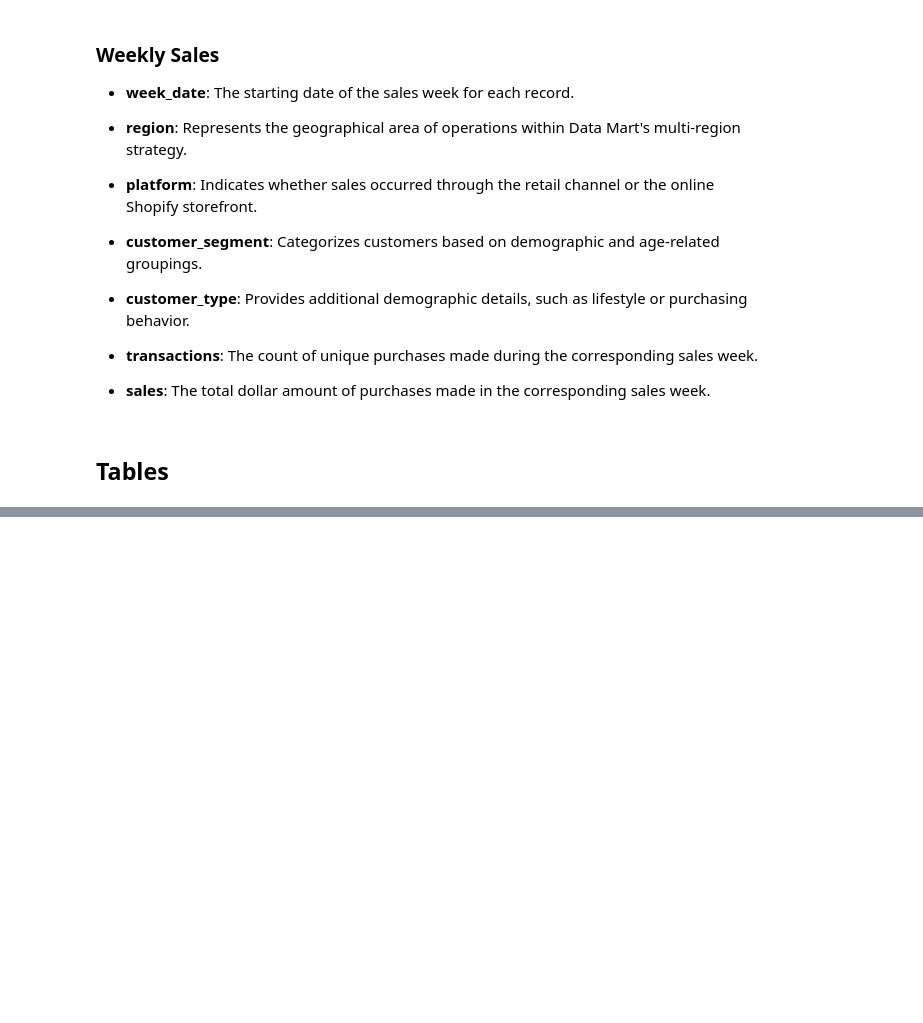
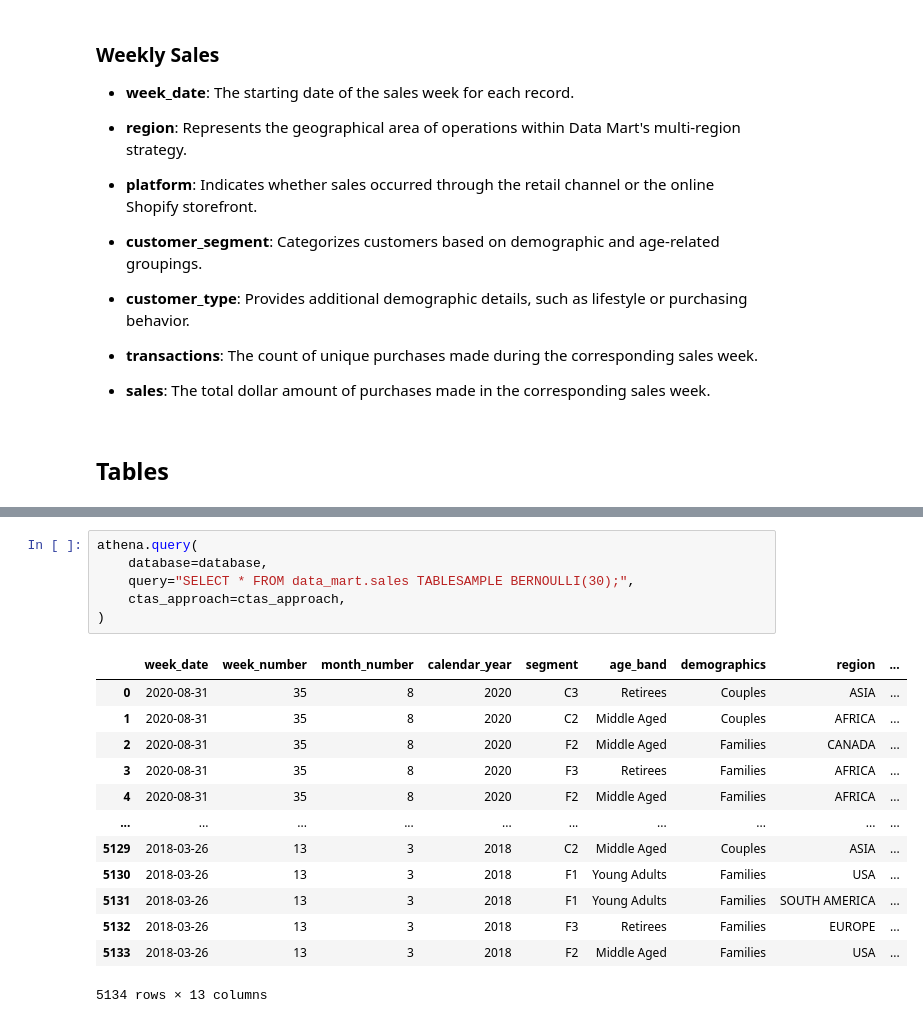
Before and after one commit to yangwu1227/sql-case-studies, a Jupyter notebook: case_studies/data_mart/notebooks/business_questions.ipynb, the cells around one changed output, grey strips where cells are left out. Drawn from its saved outputs; the diff is of its cells as text; blank space fills up the shorter version.

```diff
--- a/case_studies/data_mart/notebooks/business_questions.ipynb
+++ b/case_studies/data_mart/notebooks/business_questions.ipynb
@@ -92,0 +398,20 @@ for table in tables:
+# %%
+athena.query(
+    database=database,
+    query="SELECT * FROM data_mart.sales TABLESAMPLE BERNOULLI(30);",
+    ctas_approach=ctas_approach,
+)
+# %% [output]
+|  | week_date | week_number | month_number | calendar_year | segment | age_band | demographics | region | ... |
+| 0 | 2020-08-31 | 35 | 8 | 2020 | C3 | Retirees | Couples | ASIA | ... |
+| 1 | 2020-08-31 | 35 | 8 | 2020 | C2 | Middle Aged | Couples | AFRICA | ... |
+| 2 | 2020-08-31 | 35 | 8 | 2020 | F2 | Middle Aged | Families | CANADA | ... |
+| 3 | 2020-08-31 | 35 | 8 | 2020 | F3 | Retirees | Families | AFRICA | ... |
+| 4 | 2020-08-31 | 35 | 8 | 2020 | F2 | Middle Aged | Families | AFRICA | ... |
+| ... | ... | ... | ... | ... | ... | ... | ... | ... | ... |
+| 5129 | 2018-03-26 | 13 | 3 | 2018 | C2 | Middle Aged | Couples | ASIA | ... |
+| 5130 | 2018-03-26 | 13 | 3 | 2018 | F1 | Young Adults | Families | USA | ... |
+| 5131 | 2018-03-26 | 13 | 3 | 2018 | F1 | Young Adults | Families | SOUTH AMERICA | ... |
+| 5132 | 2018-03-26 | 13 | 3 | 2018 | F3 | Retirees | Families | EUROPE | ... |
+| 5133 | 2018-03-26 | 13 | 3 | 2018 | F2 | Middle Aged | Families | USA | ... |
+5134 rows × 13 columns
```
Also changed, not shown: parts of 65 cells of this notebook, 4 other files.
